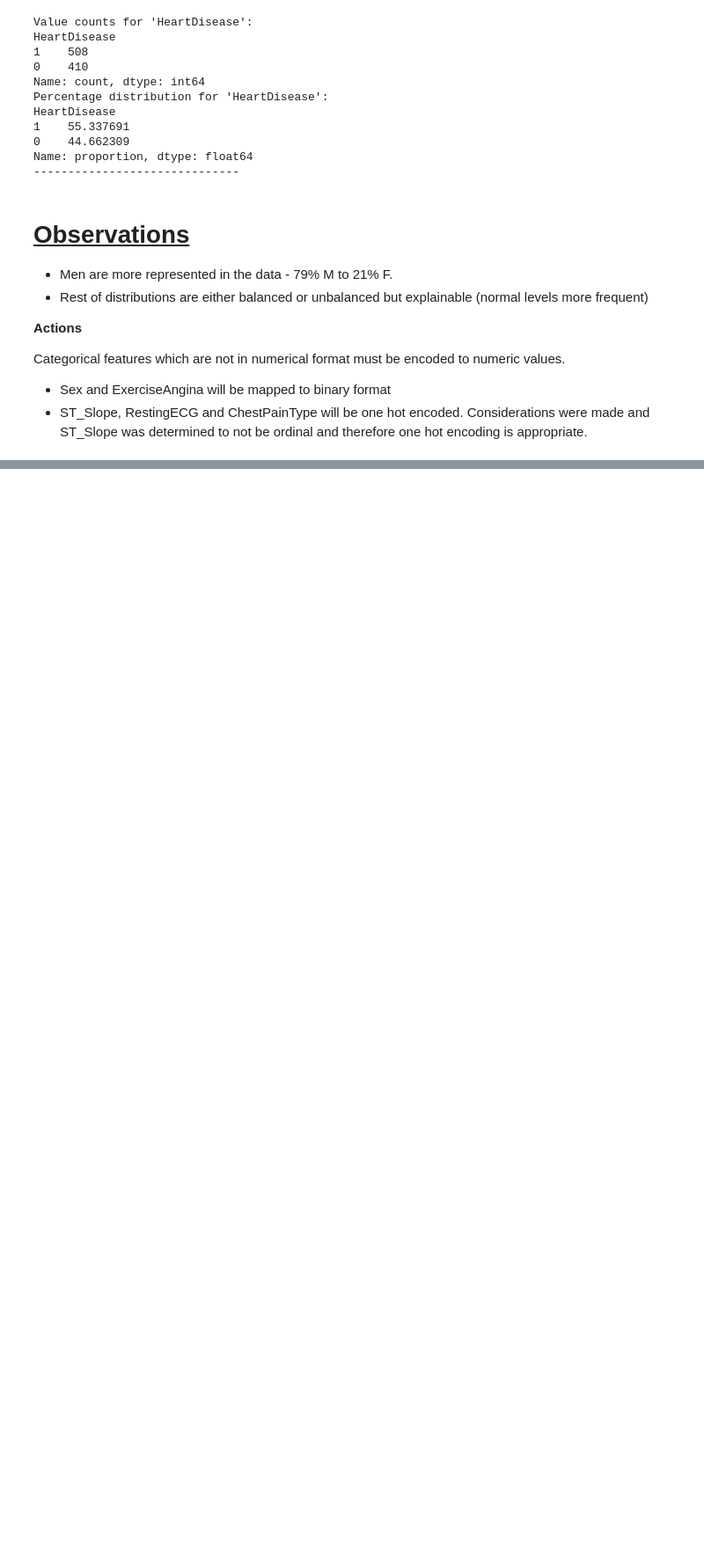
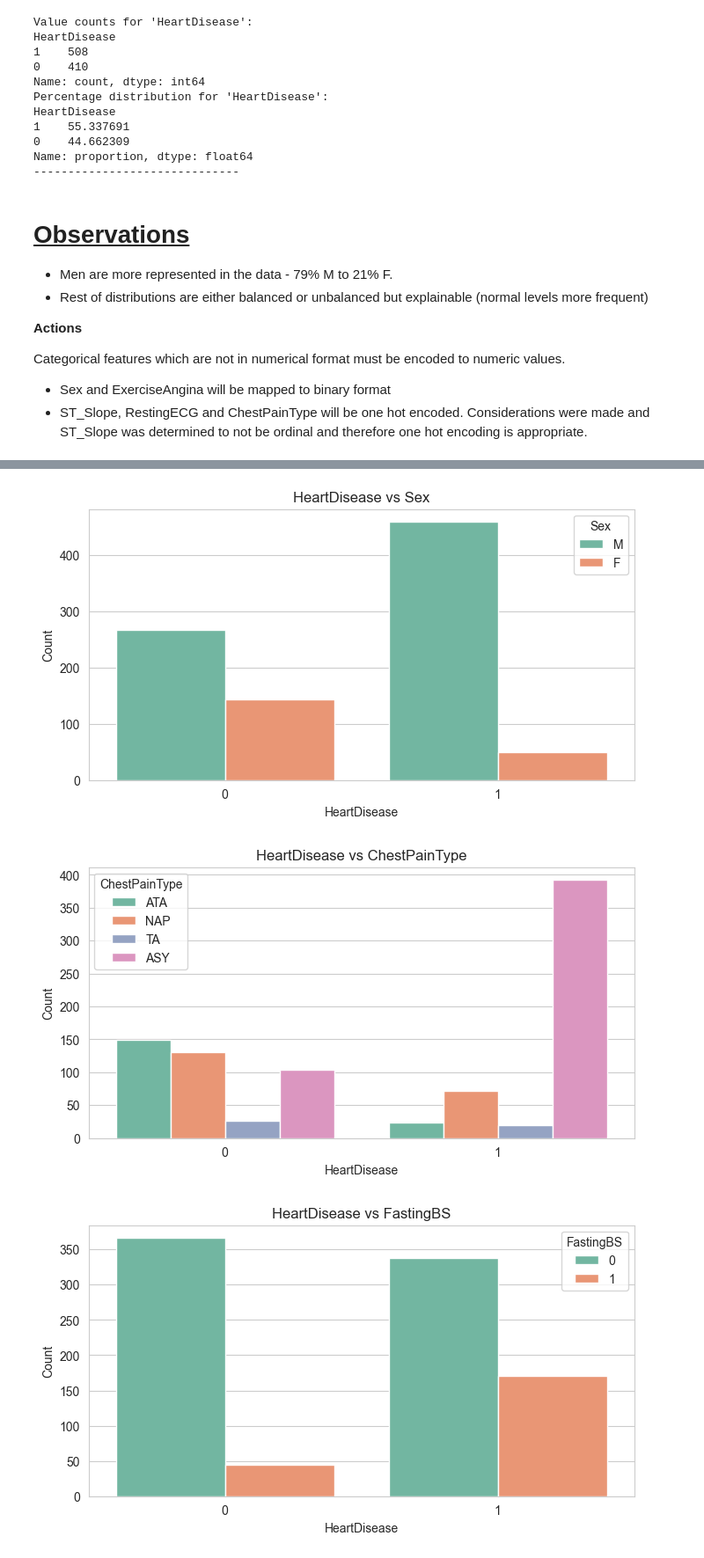
Before and after one commit to eblack007/HeartDiseaseProject, a Jupyter notebook: notebooks/01_eda_and_cleaning.ipynb, the cells around one changed output, grey strips where cells are left out. Shown at 88% size. Cells and saved outputs as stored; diff of their text form; code cells hidden in the pictures; blank space fills up the shorter version.

```diff
--- a/notebooks/01_eda_and_cleaning.ipynb
+++ b/notebooks/01_eda_and_cleaning.ipynb
@@ -412,0 +445,13 @@ Categorical features which are not in numerical format must be encoded to numeri
+# %%
+for col in categorical_cols:
+    plt.figure(figsize=(8, 4))
+    sns.countplot(x=df[target_feature], hue=df[col], data=df, palette='Set2')
+    plt.title(f'{target_feature} vs {col}')
+    plt.xlabel(target_feature)
+    plt.ylabel('Count')
+    plt.legend(title=col)
+    plt.show()
+# %% [output]
+[figure, added]
+[figure, added]
+[figure, added]
```
Also changed, not shown: parts of 9 cells of this notebook.
